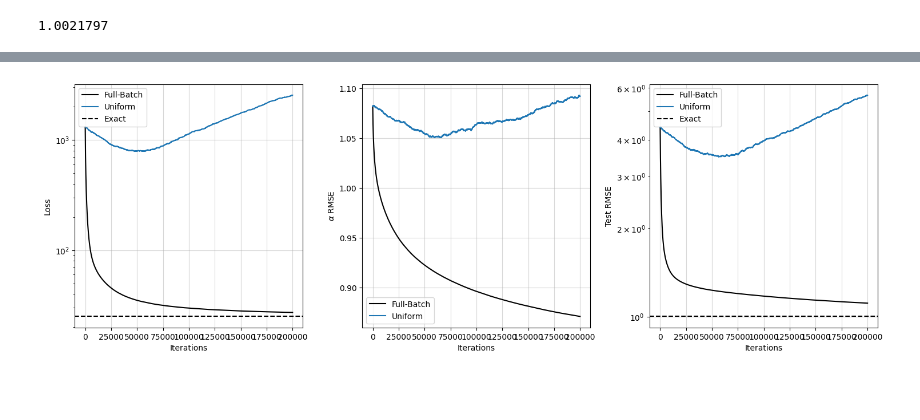
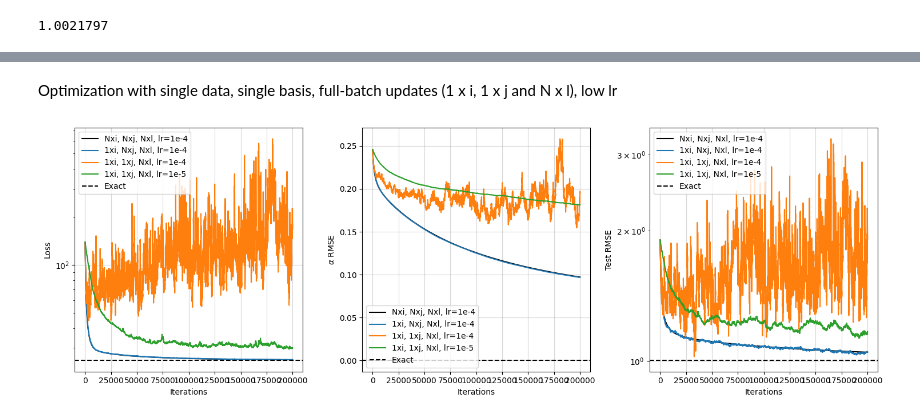
Before and after one commit to cambridge-mlg/sgd-gp, a Jupyter notebook: UCI_regression.ipynb, the cells around one changed output, grey strips where cells are left out. Drawn from its saved outputs; the diff is of its cells as text; code cells hidden in the pictures; blank space fills up the shorter version.

Commit message:
UCI optimization with different mini-batching

```diff
--- a/UCI_regression.ipynb
+++ b/UCI_regression.ipynb
@@ -89,3 +224,5 @@ Optimization with gradient indices sampled uniformly at random
+# %% [markdown]
+Optimization with single data, single basis, full-batch updates (1 x i, 1 x j and N x l), low lr
 # %%
 import jax
 import jax.random as random
@@ -147,37 +283,43 @@ for _ in iterator:
 # %%
 import matplotlib.pyplot as plt
 
 
 fig = plt.figure(figsize=[15, 5])
 ax1 = fig.add_subplot(1, 3, 1)
-ax1.plot(loss_trace_full_batch, color='k', label='Full-Batch')
-ax1.plot(loss_trace_uniform, color='tab:blue', label='Uniform')
+ax1.plot(loss_trace_full_batch, color='k', label='Nxi, Nxj, Nxl, lr=1e-4')
+ax1.plot(loss_trace_1xi_Nxj_Nxl, color='tab:blue', label='1xi, Nxj, Nxl, lr=1e-4')
+ax1.plot(loss_trace_1xi_1xj_Nxl_high_lr, color='tab:orange', label='1xi, 1xj, Nxl, lr=1e-4')
+ax1.plot(loss_trace_1xi_1xj_Nxl_low_lr, color='tab:green', label='1xi, 1xj, Nxl, lr=1e-5')
 ax1.axhline(loss_fn(alpha_exact), color='k', linestyle='--', label='Exact')
 ax1.set_xlabel("Iterations")
 ax1.set_ylabel("Loss")
 ax1.semilogy()
 ax1.grid(alpha=.5)
 ax1.legend()
 
 ax2 = fig.add_subplot(1, 3, 2)
-ax2.plot(alpha_rmse_trace_full_batch, color='k', label='Full-Batch')
-ax2.plot(alpha_rmse_trace_uniform, color='tab:blue', label='Uniform')
+ax2.plot(alpha_rmse_trace_full_batch, color='k', label='Nxi, Nxj, Nxl, lr=1e-4')
+ax2.plot(alpha_rmse_trace_1xi_Nxj_Nxl, color='tab:blue', label='1xi, Nxj, Nxl, lr=1e-4')
+ax2.plot(alpha_rmse_trace_1xi_1xj_Nxl_high_lr, color='tab:orange', label='1xi, 1xj, Nxl, lr=1e-4')
+ax2.plot(alpha_rmse_trace_1xi_1xj_Nxl_low_lr, color='tab:green', label='1xi, 1xj, Nxl, lr=1e-5')
+ax2.axhline(0., color='k', linestyle='--', label='Exact')
 ax2.set_xlabel("Iterations")
 ax2.set_ylabel(r"$\alpha$ RMSE")
-#ax2.semilogy()
 ax2.grid(alpha=.5)
 ax2.legend()
 
 ax3 = fig.add_subplot(1, 3, 3)
-ax3.plot(test_rmse_trace_full_batch, color='k', label='Full-Batch')
-ax3.plot(test_rmse_trace_uniform, color='tab:blue', label='Uniform')
+ax3.plot(test_rmse_trace_full_batch, color='k', label='Nxi, Nxj, Nxl, lr=1e-4')
+ax3.plot(test_rmse_trace_1xi_Nxj_Nxl, color='tab:blue', label='1xi, Nxj, Nxl, lr=1e-4')
+ax3.plot(test_rmse_trace_1xi_1xj_Nxl_high_lr, color='tab:orange', label='1xi, 1xj, Nxl, lr=1e-4')
+ax3.plot(test_rmse_trace_1xi_1xj_Nxl_low_lr, color='tab:green', label='1xi, 1xj, Nxl, lr=1e-5')
 ax3.axhline(test_rmse_exact, color='k', linestyle='--', label='Exact')
 ax3.set_xlabel("Iterations")
 ax3.set_ylabel("Test RMSE")
 ax3.semilogy()
 ax3.grid(alpha=.5)
 ax3.legend()
 
 fig.tight_layout()
 # %% [output]
-[figure, old version]
+[figure, new version]
```
Also changed, not shown: parts of 8 cells of this notebook.
